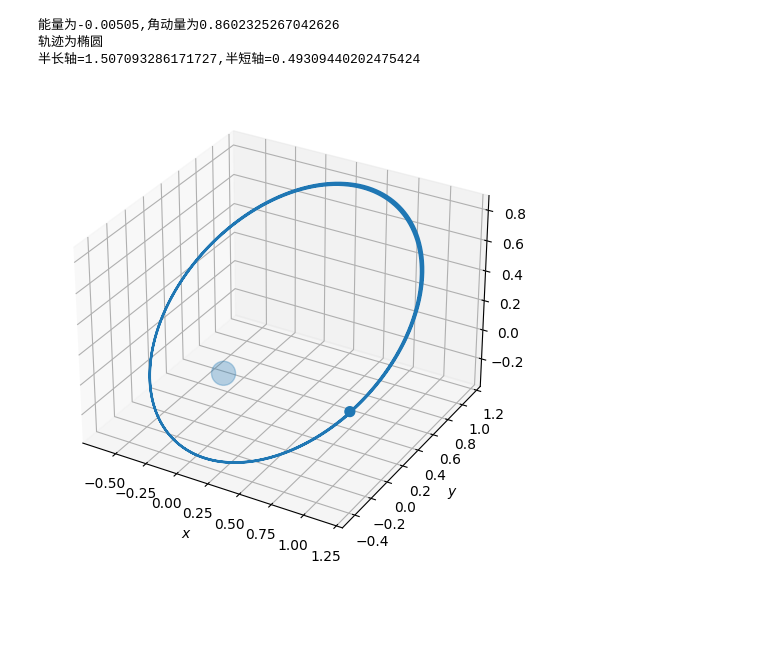
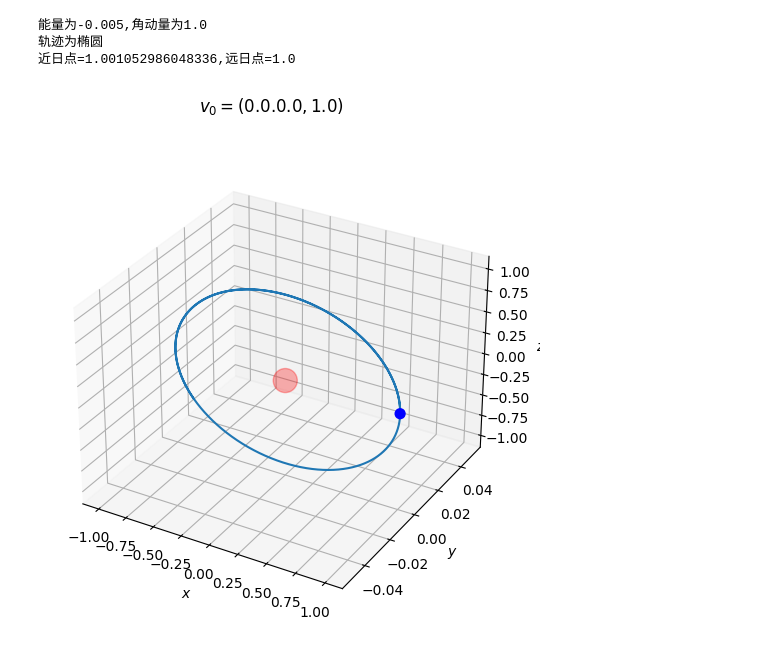
Before and after one commit to PencilFan/Exper-iPhysiCompute-Hmoework, a Jupyter notebook: Planet_Motion.ipynb, the cells around one changed output. Saved outputs shown, nothing was run; the diff lists cells and outputs as text; code cells hidden in the pictures; blank space fills up the shorter version.

```diff
--- a/Planet_Motion.ipynb
+++ b/Planet_Motion.ipynb
@@ -20,52 +35,56 @@
 # %%
 %reset -f
 #相当于MATLAB中的clear,用于清空变量区
+# [-1.4,0.2,0.1]
 import numpy as np
 #TODO 初始化
 G,M,m=1,1,0.01
 k=G*M*m
-Nt,tN=100000,25
-r0,v0=[1,0,0],[0.5,0.7,0.5]#要和维数(dim/dimention)保持一致
+Nt,tN=int(1e5),10
+# r0,v0=[1,0,0],[-2.5,0.7,0.2]#要和维数(dim/dimention)保持一致
+r0,v0=[1,0,0],[0,0,1]
 tlist=np.linspace(0,tN,Nt)
 deltat=tlist[1]-tlist[0]
 r=np.zeros((Nt,3))
 v=np.zeros((Nt,3))
 r[0,:]=r0
-v[0,:],v[1,:]=v0,v0
+v[0,:]=v0
+# v[0,:],v[1,:]=v0,v0
 #TODO 计算数据
 for i in range(Nt-1):
     norm=np.linalg.norm(r[i,:])
     for j in range(3):
         q=r[i,j]
         v[i+1,j]=-k*q*deltat/norm**3/m+v[i,j]#下一时刻的速度分量,注意负号表示吸引力
         deltaq=(v[i+1,j]+v[i,j])/2*deltat
         r[i+1,j]=q+deltaq#下一时刻的坐标分量
 #结果分析
 norm=np.sqrt(r**2@np.ones(3))
 a,b=np.max(norm),np.min(norm)
 v0norm,r0norm=np.linalg.norm(v0),np.linalg.norm(r0)
 L=np.linalg.norm(np.cross(r0,v0))
 E=0.5*m*v0norm**2-k/r0norm
 print(f'能量为{E},角动量为{L}')
 if E<0:
     print('轨迹为椭圆')
-    print(f'半长轴={a},半短轴={b}')
+    print(f'近日点={a},远日点={b}')
 elif E==0:
     print('轨迹为抛物线')
 else:
     print('轨迹为双曲线')
 #TODO 作图
 import matplotlib.pyplot as plt
 fig=plt.figure(figsize=(6,6))#设置大小
 ax=fig.add_subplot(projection="3d")
 ax.set_xlabel('$x$')
 ax.set_ylabel('$y$')
 ax.set_zlabel('$z$')
 ax.plot(r[:,0],r[:,1],r[:,2])
-ax.scatter([0,1],[0,0],[0,0],s=[300,50])#中心天体
+ax.scatter([0,1],[0,0],[0,0],s=[300,50],c=['red','blue'])#中心天体
+fig.suptitle('$v_0=(%.1f.%.1f,%.1f)$'%(v0[0],v0[1],v0[2]))
 plt.show()
 # %% [output]
-能量为-0.00505,角动量为0.8602325267042626
+能量为-0.005,角动量为1.0
 轨迹为椭圆
-半长轴=1.507093286171727,半短轴=0.49309440202475424
+近日点=1.001052986048336,远日点=1.0
-[figure, old version]
+[figure, new version]
```
Also changed, not shown: parts of 3 cells of this notebook, 4 other files.
